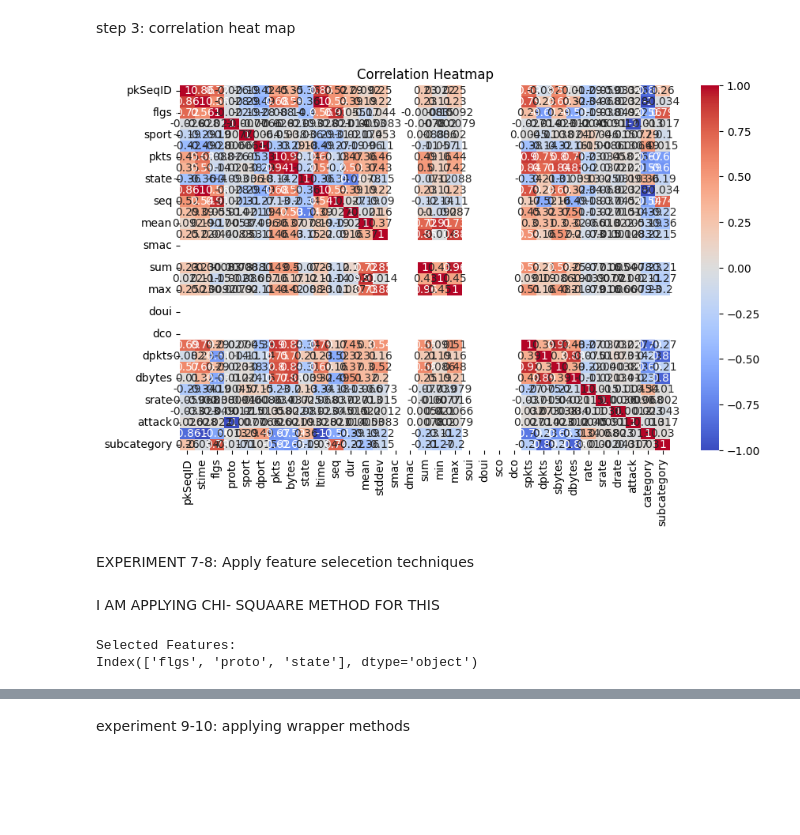
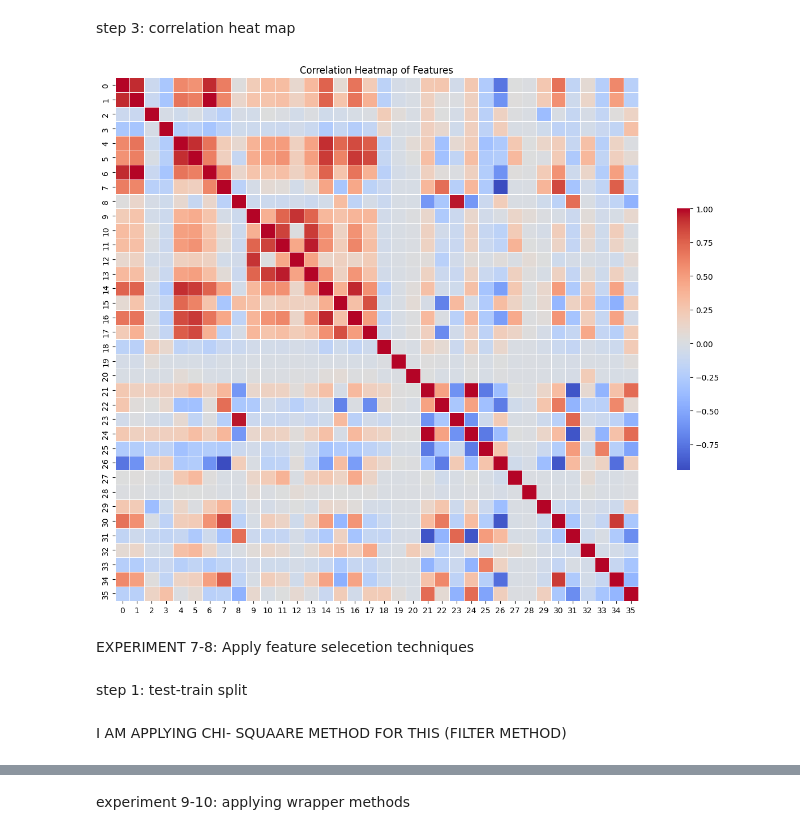
Before and after one commit to shauryapanhale/skill2, a Jupyter notebook: SKILL_LCA_3.ipynb, the cells around one changed output, grey strips where cells are left out. Saved outputs shown, nothing was run; the diff lists cells and outputs as text; code cells hidden in the pictures; blank space fills up the shorter version.

```diff
--- a/SKILL_LCA_3.ipynb
+++ b/SKILL_LCA_3.ipynb
@@ -162,14 +198,27 @@ plt.show()
 # %% [markdown]
 step 3: correlation heat map
-# %%
-import seaborn as sns
-
-# Correlation heatmap
-plt.figure(figsize=(10, 6))
-sns.heatmap(df.corr(), annot=True, cmap='coolwarm')
-plt.title('Correlation Heatmap')
-plt.show()
-# %% [output]
-[figure, removed]
+# %%
+# Assuming X_balanced is your final numeric feature matrix after normalization
+import pandas as pd
+import seaborn as sns
+import matplotlib.pyplot as plt
+
+# If X_balanced is a NumPy array, convert it to DataFrame
+X_df = pd.DataFrame(X_balanced)
+
+# Compute correlation matrix
+corr_matrix = X_df.corr()
+
+# Plot heatmap
+plt.figure(figsize=(14, 10))
+sns.heatmap(corr_matrix, cmap='coolwarm', annot=False, fmt='.2f',
+            linewidths=0.5, square=True, cbar_kws={"shrink": 0.5})
+plt.title("Correlation Heatmap of Features")
+plt.tight_layout()
+plt.show()
+# %% [output]
+[figure, added]
 # %% [markdown]
 EXPERIMENT 7-8: Apply feature selecetion techniques
+# %% [markdown]
+step 1: test-train split
@@ -176,21 +234,2 @@ EXPERIMENT 7-8: Apply feature selecetion techniques
 # %% [markdown]
-I AM APPLYING CHI- SQUAARE METHOD FOR THIS
+I AM APPLYING CHI- SQUAARE METHOD FOR THIS (FILTER METHOD)
-# %%
-from sklearn.feature_selection import SelectKBest, chi2
-from sklearn.preprocessing import MinMaxScaler
-
-# Ensure all values in X are non-negative using MinMaxScaler
-scaler = MinMaxScaler()
-X_scaled = scaler.fit_transform(X)
-
-# Apply SelectKBest with chi2
-selector = SelectKBest(chi2, k=3)
-X_selected = selector.fit_transform(X_scaled, y)
-
-# Get the selected feature names
-selected_features = X.columns[selector.get_support()]
-print("Selected Features:")
-print(selected_features)
-# %% [output]
-Selected Features:
-Index(['flgs', 'proto', 'state'], dtype='object')
```
Also changed, not shown: parts of 52 cells of this notebook.
